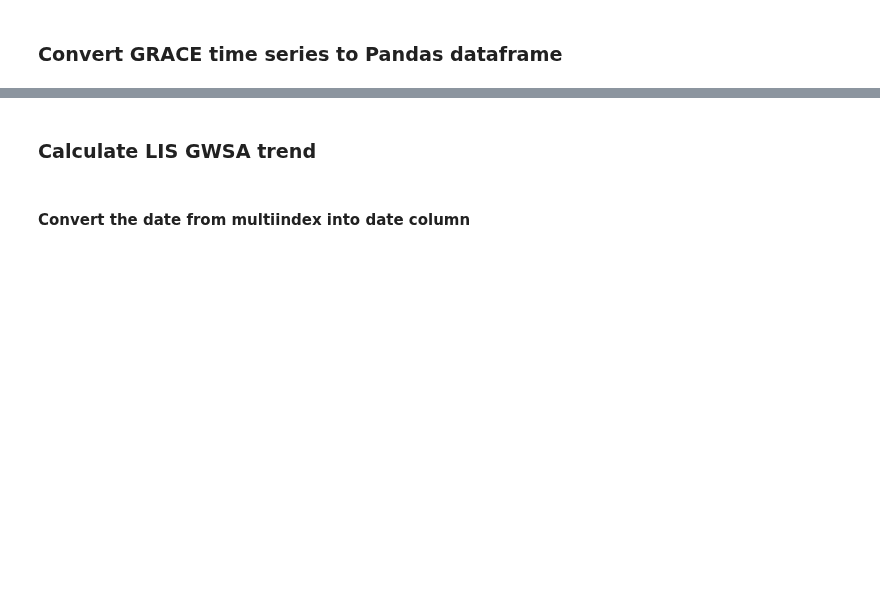
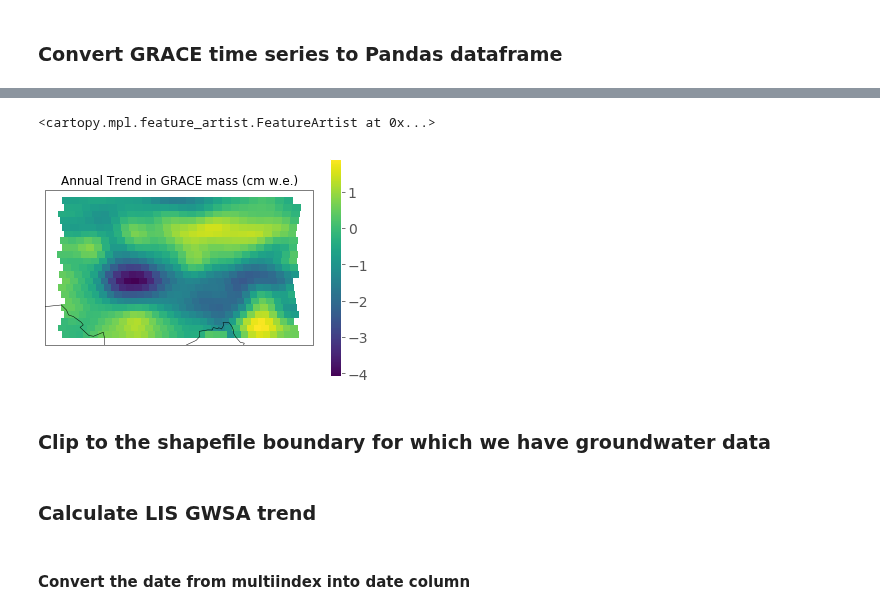
Before and after one commit to NASA-Planetary-Science/HiMAT, a Jupyter notebook: Projects/GRACE_MASCON/LIS_aggregation.ipynb, the cells around one changed output, grey strips where cells are left out. Saved outputs shown, nothing was run; the diff lists cells and outputs as text; code cells hidden in the pictures; blank space fills up the shorter version.

```diff
--- a/Projects/GRACE_MASCON/LIS_aggregation.ipynb
+++ b/Projects/GRACE_MASCON/LIS_aggregation.ipynb
@@ -196 +148,12 @@ masked_gdf4.plot(column='avg_mass_change_cm',cmap='viridis', legend=True)
+# %%
+plt.figure()
+ax = plt.axes(projection=ccrs.PlateCarree())
+mascon_gdf_masked.plot(ax=ax, column='avg_mass_change_cm',cmap='viridis', legend=True)
+plt.title('Annual Trend in GRACE mass (cm w.e.)', size = 12)
+ax.coastlines()
+# %% [output]
+<cartopy.mpl.feature_artist.FeatureArtist at 0x...>
+[figure, added]
+# %% [markdown]
+### Clip to the shapefile boundary for which we have groundwater data
 # %%
```
Also changed, not shown: parts of 48 cells of this notebook.
